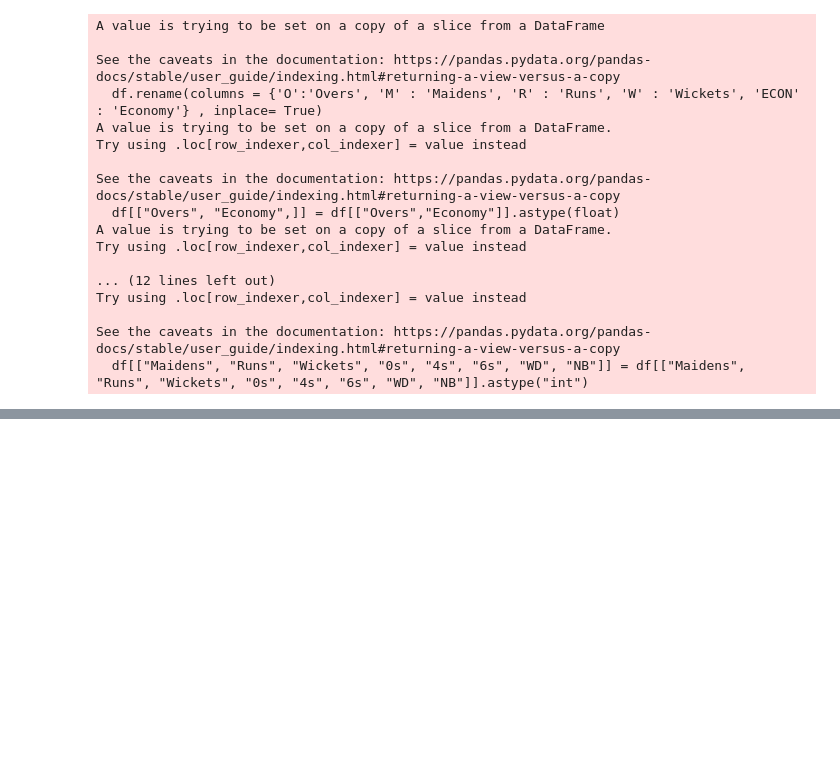
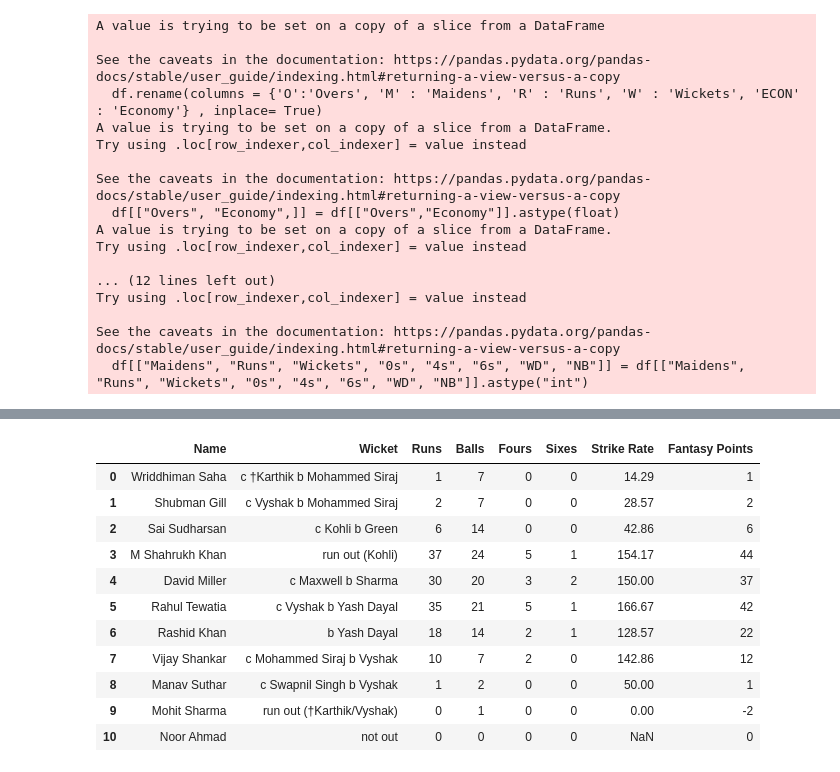
Before and after one commit to TheLameOne/dream11, a Jupyter notebook: fantasypoints.ipynb, the cells around one changed output, grey strips where cells are left out. Cells and saved outputs as stored; diff of their text form; code cells hidden in the pictures; blank space fills up the shorter version.

```diff
--- a/fantasypoints.ipynb
+++ b/fantasypoints.ipynb
@@ -219,7 +220,7 @@ class Match(object):
             df.loc[len(df)] = [name, position, dismissalType,bowler, catcher]
         return df
 # %%
-matchNumber = 1426293
+matchNumber = 1426290
 # t = Match(1426295)
 m = Match(matchNumber)
 # %% [output]
@@ -312,0 +279,2 @@ x
+# %%
+match = Match(matchNumber)
@@ -312,0 +299,7 @@ x
+# %%
+team1batting = match.team1_batting_df
+team2batting = match.team2_batting_df
+team1dismiss = match.team1_dismissals_df
+team2dismiss = match.team2_dismissals_df
+team1bowling = match.team1_bowling_df
+team2bowling = match.team2_bowling_df
@@ -312,0 +384,31 @@ x
+# %%
+def generate_batting_points(x, y):
+    # y = pd.merge(x,y)
+    x['Fantasy Points'] = x['Runs'] + x['Fours'] + x['Sixes']*2
+    x['Fantasy Points'] = numpy.where(x['Runs'] >= 50, x['Fantasy Points'] + 8, x['Fantasy Points'])
+    x['Fantasy Points'] = numpy.where(x['Runs'] >= 100, x['Fantasy Points'] + 8, x['Fantasy Points'])
+    x['Fantasy Points'] = numpy.where((x['Runs'] == 0) & (x['Wicket'] != 'not out '), x['Fantasy Points'] - 2 , x['Fantasy Points'])
+    # x['Fantasy Points'] = numpy.where((x['Strike Rate'] <=70 ) & (x['Balls'] >= 10) & (x['Position'] != 'Bowler'), x['Fantasy Points'] - 2 , x['Fantasy Points'])
+    # x['Fantasy Points'] = numpy.where((x['Strike Rate'] <60) & (x['Balls'] >= 10) & (x['Position'] != 'Bowler'), x['Fantasy Points'] - 2 , x['Fantasy Points'])
+    # x['Fantasy Points'] = numpy.where((x['Strike Rate'] <50 ) & (x['Balls'] >= 10) & (x['Position'] != 'Bowler'), x['Fantasy Points'] - 2 , x['Fantasy Points'])
+    # x.drop(x.columns[[8,9,10,11]], inplace=True, axis=1)
+    return x
+
+def generate_bowling_points(y):
+    y['Fantasy Points'] = y['Wickets']*25 + y['Maidens']*8
+    y['Fantasy Points'] = numpy.where(y['Wickets'] >= 4, y['Fantasy Points'] + 8, y['Fantasy Points'])
+    y['Fantasy Points'] = numpy.where(y['Wickets'] >= 5, y['Fantasy Points'] + 8, y['Fantasy Points'])
+    y['Fantasy Points'] = numpy.where((y['Economy'] <= 6) & (y['Overs'] >=2) , y['Fantasy Points'] +2, y['Fantasy Points'])
+    y['Fantasy Points'] = numpy.where((y['Economy'] <= 5) & (y['Overs'] >=2), y['Fantasy Points'] +2, y['Fantasy Points'])
+    return y
+
+# def generate_points(team1batting, team1dismiss, team2batting,team2dismiss, team1bowing, team2bowling):
+#     team1batting['Fantasy points'] = team1batting['Runs'] + team1batting['Fours'] + team1batting['Sixes']*2
+
+
+team1batting = generate_batting_points(team1batting, team1dismiss)
+team2batting = generate_batting_points(team2batting, team2dismiss)
+team1bowling = generate_bowling_points(team1bowling)
+team2bowling = generate_bowling_points(team2bowling)
+
+# generate_points(team1batting, team1dismiss, team2batting,team2dismiss, team1bowling, team2bowling)
@@ -312,0 +436,15 @@ x
+# %%
+team1batting
+# %% [output]
+|  | Name | Wicket | Runs | Balls | Fours | Sixes | Strike Rate | Fantasy Points |
+| 0 | Wriddhiman Saha | c †Karthik b Mohammed Siraj | 1 | 7 | 0 | 0 | 14.29 | 1 |
+| 1 | Shubman Gill | c Vyshak b Mohammed Siraj | 2 | 7 | 0 | 0 | 28.57 | 2 |
+| 2 | Sai Sudharsan | c Kohli b Green | 6 | 14 | 0 | 0 | 42.86 | 6 |
+| 3 | M Shahrukh Khan | run out (Kohli) | 37 | 24 | 5 | 1 | 154.17 | 44 |
+| 4 | David Miller | c Maxwell b Sharma | 30 | 20 | 3 | 2 | 150.00 | 37 |
+| 5 | Rahul Tewatia | c Vyshak b Yash Dayal | 35 | 21 | 5 | 1 | 166.67 | 42 |
+| 6 | Rashid Khan | b Yash Dayal | 18 | 14 | 2 | 1 | 128.57 | 22 |
+| 7 | Vijay Shankar | c Mohammed Siraj b Vyshak | 10 | 7 | 2 | 0 | 142.86 | 12 |
+| 8 | Manav Suthar | c Swapnil Singh b Vyshak | 1 | 2 | 0 | 0 | 50.00 | 1 |
+| 9 | Mohit Sharma | run out (†Karthik/Vyshak) | 0 | 1 | 0 | 0 | 0.00 | -2 |
+| 10 | Noor Ahmad | not out | 0 | 0 | 0 | 0 | NaN | 0 |
```
Also changed, not shown: parts of 15 cells of this notebook.
